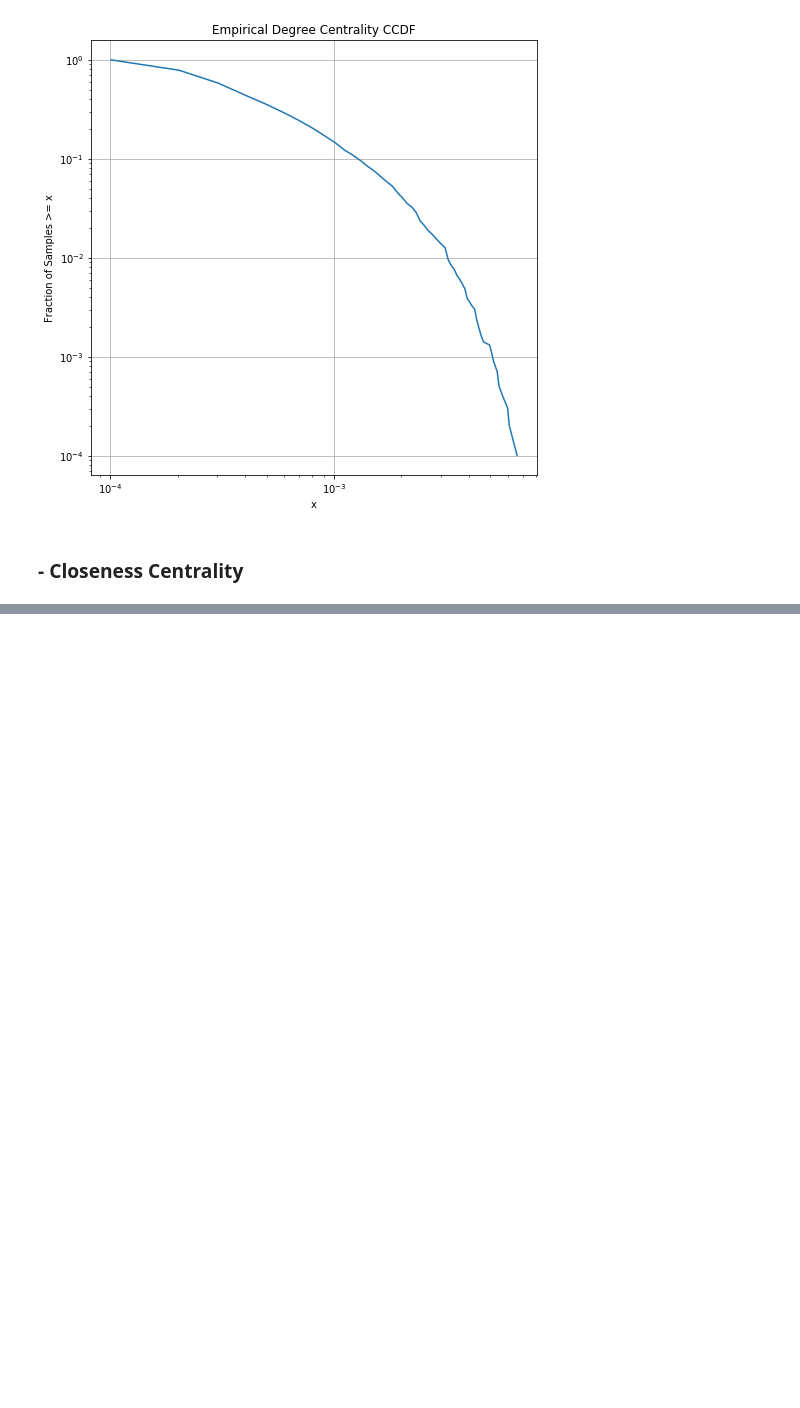
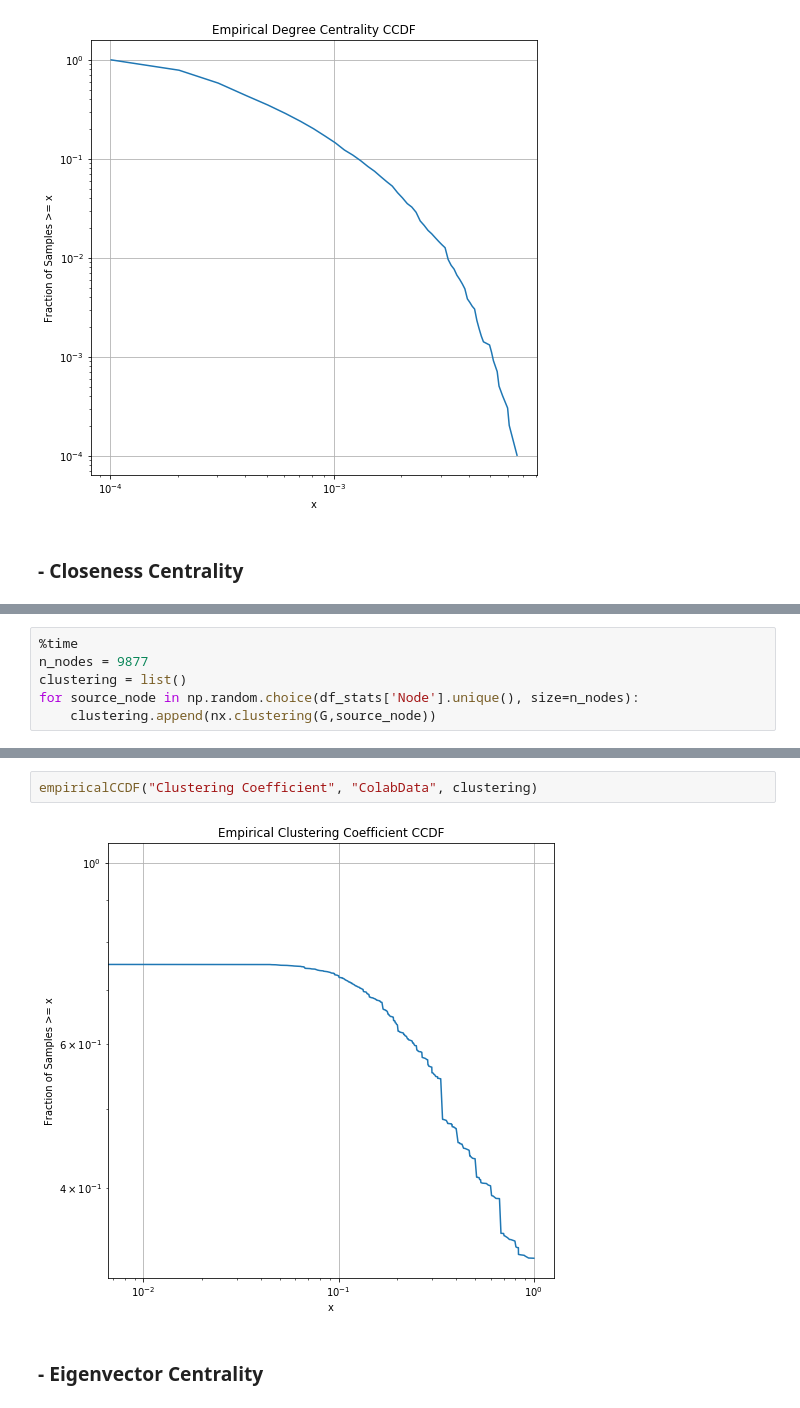
Before and after one commit to hieifn/redes-complexas, a Jupyter notebook: Trabalho1 - Redes Complexas.ipynb, the cells around one changed output, grey strips where cells are left out. Cells and saved outputs as stored; diff of their text form; blank space fills up the shorter version.

```diff
--- a/Trabalho1 - Redes Complexas.ipynb
+++ b/Trabalho1 - Redes Complexas.ipynb
@@ -349,0 +375,6 @@ array([0.40909, 0.     , 0.     , 0.     , 1.     , 0.     , 0.     ,
+# %%
+%time
+n_nodes = 9877
+clustering = list()
+for source_node in np.random.choice(df_stats['Node'].unique(), size=n_nodes):
+    clustering.append(nx.clustering(G,source_node))
@@ -349,0 +400,6 @@ array([0.40909, 0.     , 0.     , 0.     , 1.     , 0.     , 0.     ,
+# %%
+empiricalCCDF("Clustering Coefficient", "ColabData", clustering)
+# %% [output]
+[figure, added]
+# %% [markdown]
+### - Eigenvector Centrality
```
Also changed, not shown: parts of 107 cells of this notebook, 15 other files.
